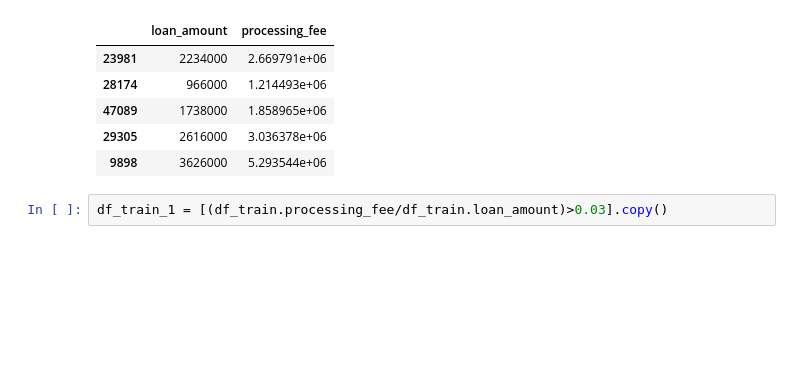
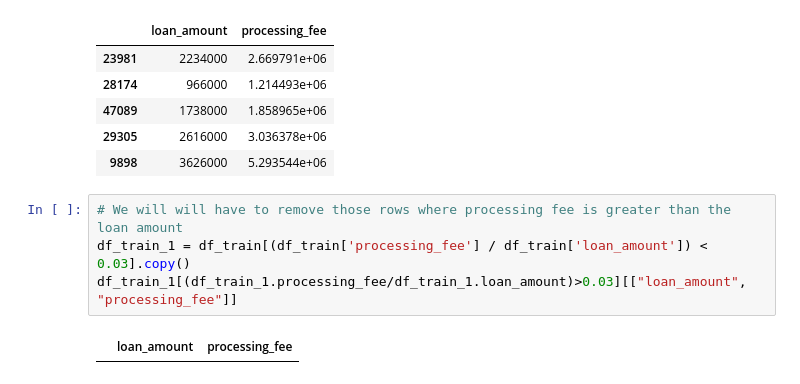
Before and after one commit to mohsinbhatti77/Classification, a Jupyter notebook: NoteBooks/1_data_cleaning.ipynb, the cells around one changed output. Drawn from its saved outputs; the diff is of its cells as text; blank space fills up the shorter version.

```diff
--- a/NoteBooks/1_data_cleaning.ipynb
+++ b/NoteBooks/1_data_cleaning.ipynb
@@ -312,4 +312,8 @@ df_train[(df_train.processing_fee/df_train.loan_amount)>0.03][["loan_amount", "p
 | 29305 | 2616000 | 3.036378e+06 |
 | 9898 | 3626000 | 5.293544e+06 |
 # %%
-df_train_1 = [(df_train.processing_fee/df_train.loan_amount)>0.03].copy()
+# We will will have to remove those rows where processing fee is greater than the loan amount
+df_train_1 = df_train[(df_train['processing_fee'] / df_train['loan_amount']) < 0.03].copy()
+df_train_1[(df_train_1.processing_fee/df_train_1.loan_amount)>0.03][["loan_amount", "processing_fee"]]
+# %% [output]
+|  | loan_amount | processing_fee |
```
Also changed, not shown: parts of 3 cells of this notebook.
